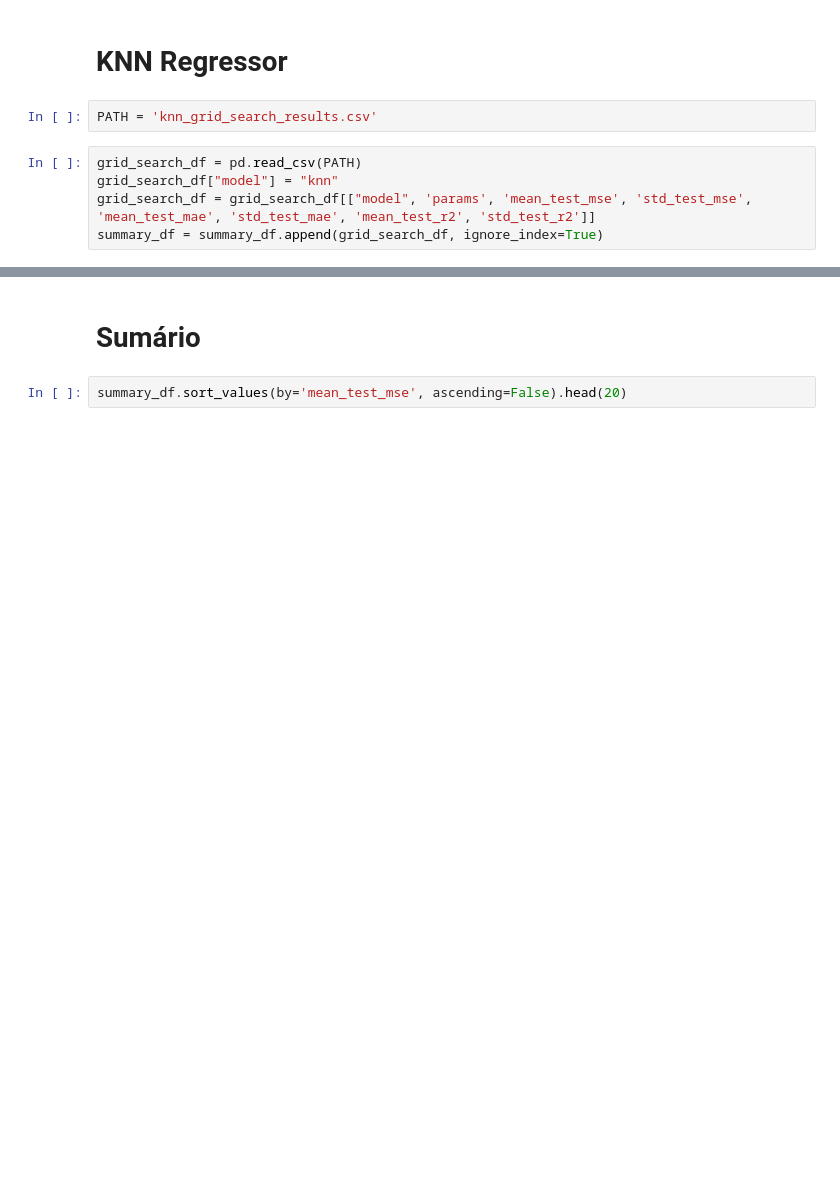
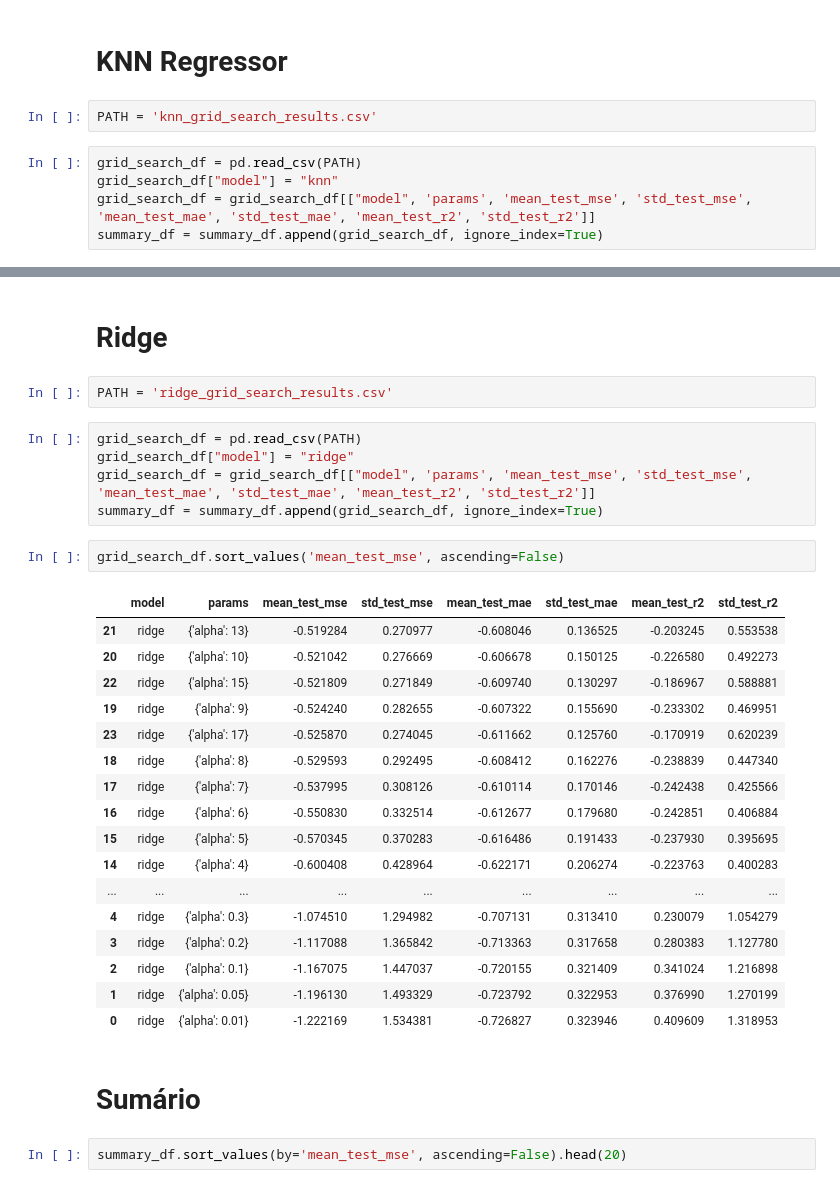
Before and after one commit to kenzosakiyama/BBBert20, a Jupyter notebook: model_analysis/grid_search_results/grid_search_analysis.ipynb, the cells around one changed output, grey strips where cells are left out. Drawn from its saved outputs; the diff is of its cells as text; blank space fills up the shorter version.

```diff
--- a/model_analysis/grid_search_results/grid_search_analysis.ipynb
+++ b/model_analysis/grid_search_results/grid_search_analysis.ipynb
@@ -162,3 +216,32 @@ grid_search_df.sort_values('mean_test_mse', ascending=False)
+# %% [markdown]
+# Ridge
+# %%
+PATH = 'ridge_grid_search_results.csv'
+# %%
+grid_search_df = pd.read_csv(PATH)
+grid_search_df["model"] = "ridge"
+grid_search_df = grid_search_df[["model", 'params', 'mean_test_mse', 'std_test_mse', 'mean_test_mae', 'std_test_mae', 'mean_test_r2', 'std_test_r2']]
+summary_df = summary_df.append(grid_search_df, ignore_index=True)
+# %%
+grid_search_df.sort_values('mean_test_mse', ascending=False)
+# %% [output]
+|  | model | params | mean_test_mse | std_test_mse | mean_test_mae | std_test_mae | mean_test_r2 | std_test_r2 |
+| 21 | ridge | {'alpha': 13} | -0.519284 | 0.270977 | -0.608046 | 0.136525 | -0.203245 | 0.553538 |
+| 20 | ridge | {'alpha': 10} | -0.521042 | 0.276669 | -0.606678 | 0.150125 | -0.226580 | 0.492273 |
+| 22 | ridge | {'alpha': 15} | -0.521809 | 0.271849 | -0.609740 | 0.130297 | -0.186967 | 0.588881 |
+| 19 | ridge | {'alpha': 9} | -0.524240 | 0.282655 | -0.607322 | 0.155690 | -0.233302 | 0.469951 |
+| 23 | ridge | {'alpha': 17} | -0.525870 | 0.274045 | -0.611662 | 0.125760 | -0.170919 | 0.620239 |
+| 18 | ridge | {'alpha': 8} | -0.529593 | 0.292495 | -0.608412 | 0.162276 | -0.238839 | 0.447340 |
+| 17 | ridge | {'alpha': 7} | -0.537995 | 0.308126 | -0.610114 | 0.170146 | -0.242438 | 0.425566 |
+| 16 | ridge | {'alpha': 6} | -0.550830 | 0.332514 | -0.612677 | 0.179680 | -0.242851 | 0.406884 |
+| 15 | ridge | {'alpha': 5} | -0.570345 | 0.370283 | -0.616486 | 0.191433 | -0.237930 | 0.395695 |
+| 14 | ridge | {'alpha': 4} | -0.600408 | 0.428964 | -0.622171 | 0.206274 | -0.223763 | 0.400283 |
+| ... | ... | ... | ... | ... | ... | ... | ... | ... |
+| 4 | ridge | {'alpha': 0.3} | -1.074510 | 1.294982 | -0.707131 | 0.313410 | 0.230079 | 1.054279 |
+| 3 | ridge | {'alpha': 0.2} | -1.117088 | 1.365842 | -0.713363 | 0.317658 | 0.280383 | 1.127780 |
+| 2 | ridge | {'alpha': 0.1} | -1.167075 | 1.447037 | -0.720155 | 0.321409 | 0.341024 | 1.216898 |
+| 1 | ridge | {'alpha': 0.05} | -1.196130 | 1.493329 | -0.723792 | 0.322953 | 0.376990 | 1.270199 |
+| 0 | ridge | {'alpha': 0.01} | -1.222169 | 1.534381 | -0.726827 | 0.323946 | 0.409609 | 1.318953 |
 # %% [markdown]
 # Sumário
 # %%
```
Also changed, not shown: parts of 13 cells of this notebook, 6 other files.
